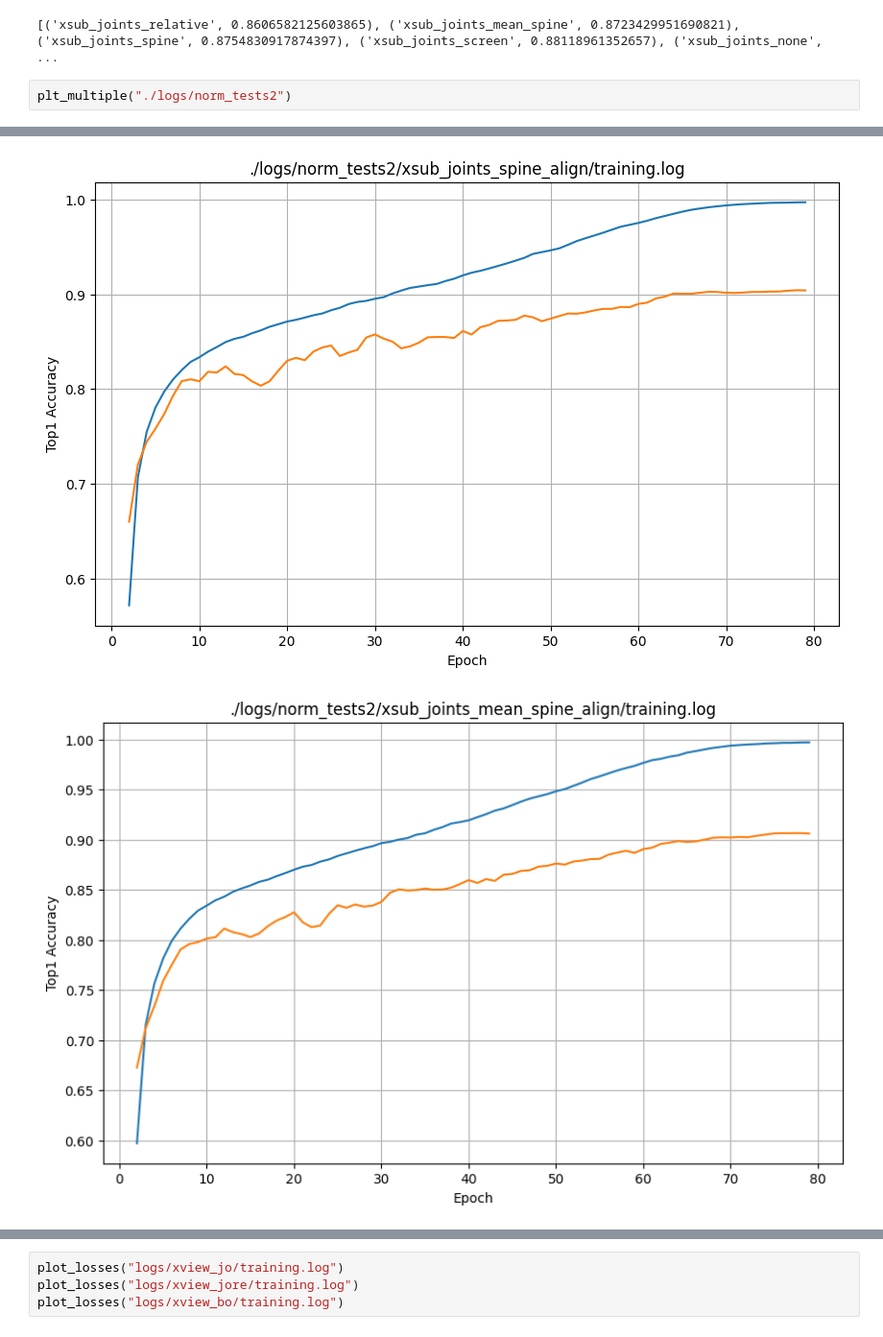
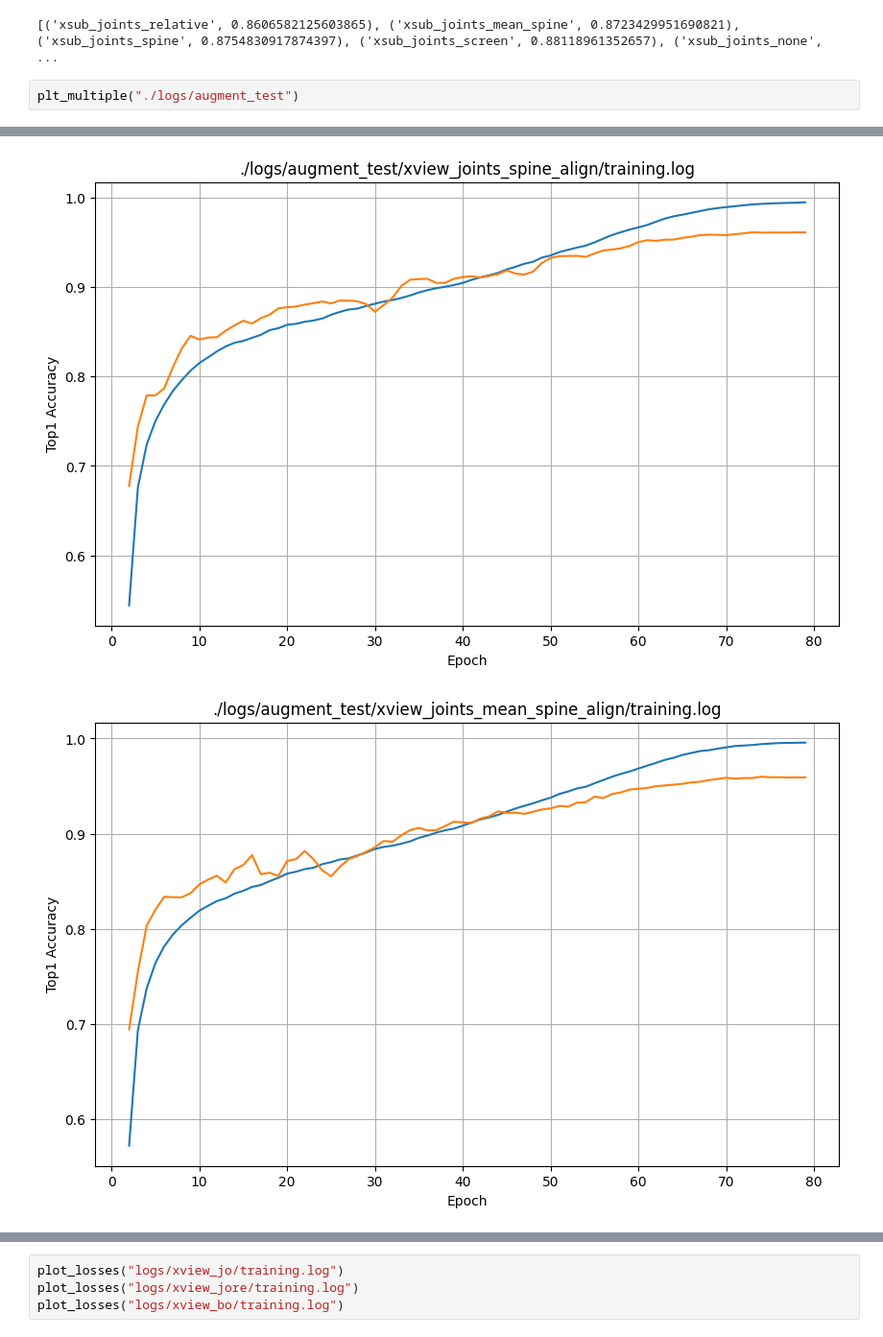
Before and after one commit to BarnyK/SkeletonActionClassification, a Jupyter notebook: source/training_graphs.ipynb, the cells around one changed output, grey strips where cells are left out. Shown at 96% size. Cells and saved outputs as stored; diff of their text form.

```diff
--- a/source/training_graphs.ipynb
+++ b/source/training_graphs.ipynb
@@ -92,5 +92,5 @@ print(avg)
 # %% [output]
 [('xsub_joints_relative', 0.8606582125603865), ('xsub_joints_mean_spine', 0.8723429951690821), ('xsub_joints_spine', 0.8754830917874397), ('xsub_joints_screen', 0.88118961352657), ('xsub_joints_none', ...
 # %%
-plt_multiple("./logs/norm_tests2")
+plt_multiple("./logs/augment_test")
 # %% [output]
@@ -102,3 +102,3 @@ plt_multiple("./logs/norm_tests2")
-[figure, old version]
+[figure, new version]
-[figure, old version]
+[figure, new version]
 # %%
```
Also changed, not shown: parts of 4 cells of this notebook, 6 other files.
